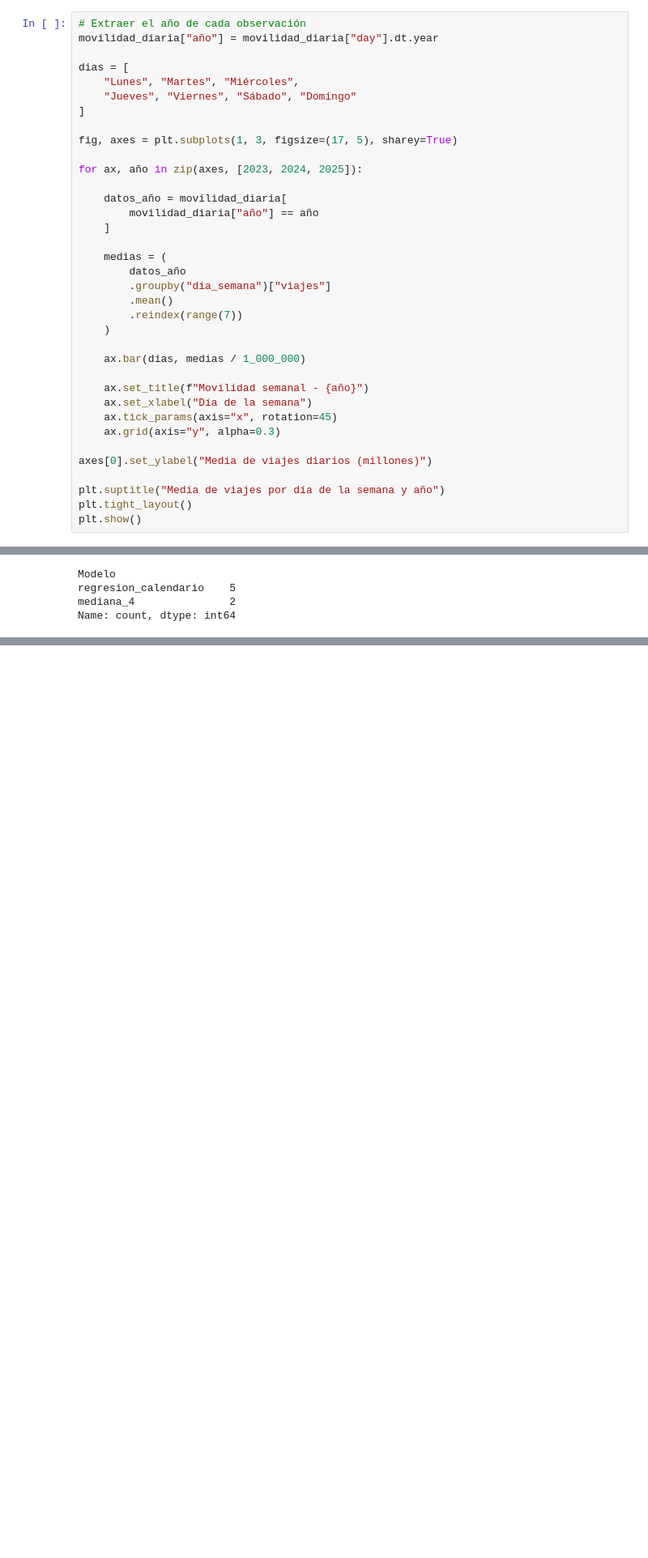
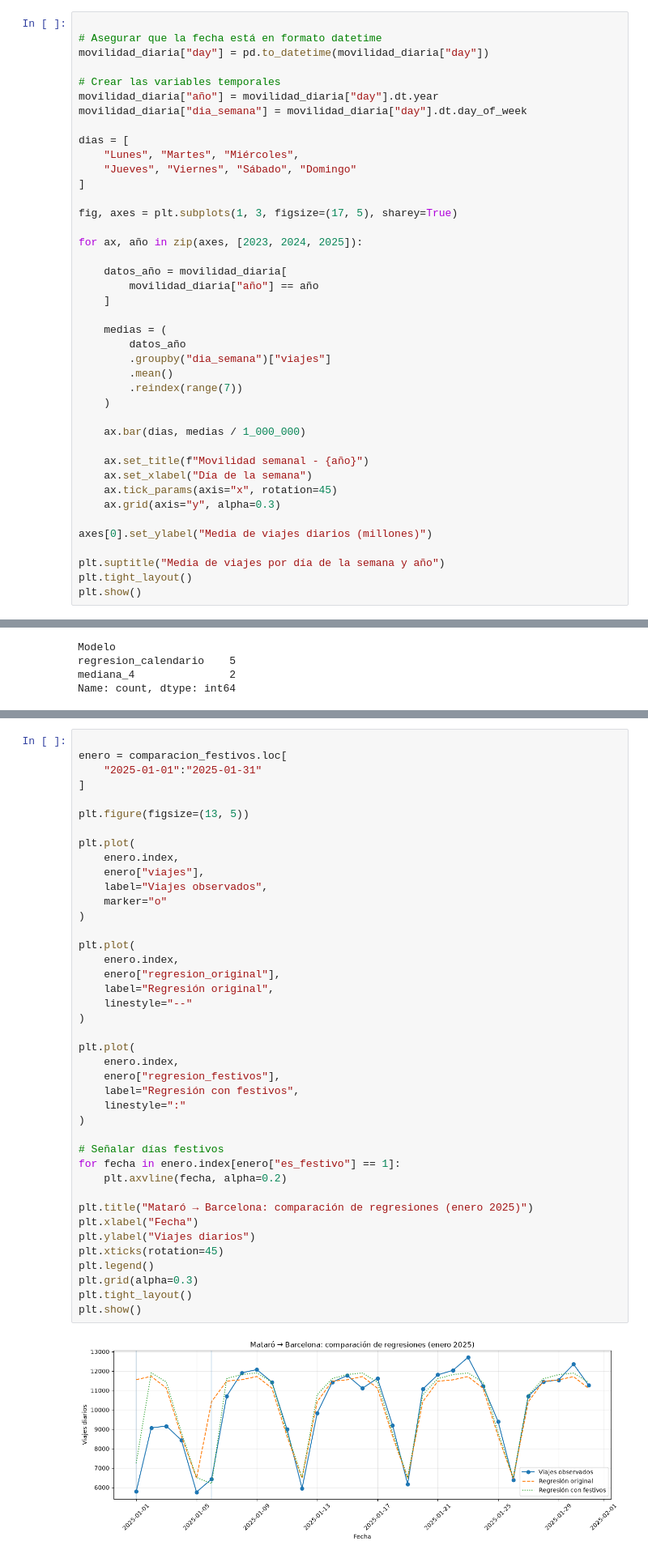
Before and after one commit to martinafrisach/R-MOVE, a Jupyter notebook: notebooks/02_movilidad_telefonica_analisi_estadistico.ipynb, the cells around one changed output, grey strips where cells are left out. Shown at 81% size. Drawn from its saved outputs; the diff is of its cells as text; blank space fills up the shorter version.

```diff
--- a/notebooks/02_movilidad_telefonica_analisi_estadistico.ipynb
+++ b/notebooks/02_movilidad_telefonica_analisi_estadistico.ipynb
@@ -200,6 +175,11 @@ plt.show()
 # %%
-# Extraer el año de cada observación
+
+# Asegurar que la fecha está en formato datetime
+movilidad_diaria["day"] = pd.to_datetime(movilidad_diaria["day"])
+
+# Crear las variables temporales
 movilidad_diaria["año"] = movilidad_diaria["day"].dt.year
+movilidad_diaria["dia_semana"] = movilidad_diaria["day"].dt.day_of_week
 
 dias = [
     "Lunes", "Martes", "Miércoles",
@@ -1766,0 +2020,43 @@ Resultados guardados correctamente.
+# %%
+
+enero = comparacion_festivos.loc[
+    "2025-01-01":"2025-01-31"
+]
+
+plt.figure(figsize=(13, 5))
+
+plt.plot(
+    enero.index,
+    enero["viajes"],
+    label="Viajes observados",
+    marker="o"
+)
+
+plt.plot(
+    enero.index,
+    enero["regresion_original"],
+    label="Regresión original",
+    linestyle="--"
+)
+
+plt.plot(
+    enero.index,
+    enero["regresion_festivos"],
+    label="Regresión con festivos",
+    linestyle=":"
+)
+
+# Señalar días festivos
+for fecha in enero.index[enero["es_festivo"] == 1]:
+    plt.axvline(fecha, alpha=0.2)
+
+plt.title("Mataró → Barcelona: comparación de regresiones (enero 2025)")
+plt.xlabel("Fecha")
+plt.ylabel("Viajes diarios")
+plt.xticks(rotation=45)
+plt.legend()
+plt.grid(alpha=0.3)
+plt.tight_layout()
+plt.show()
+# %% [output]
+[figure, added]
```
Also changed, not shown: parts of 48 cells of this notebook, 1 other file.
